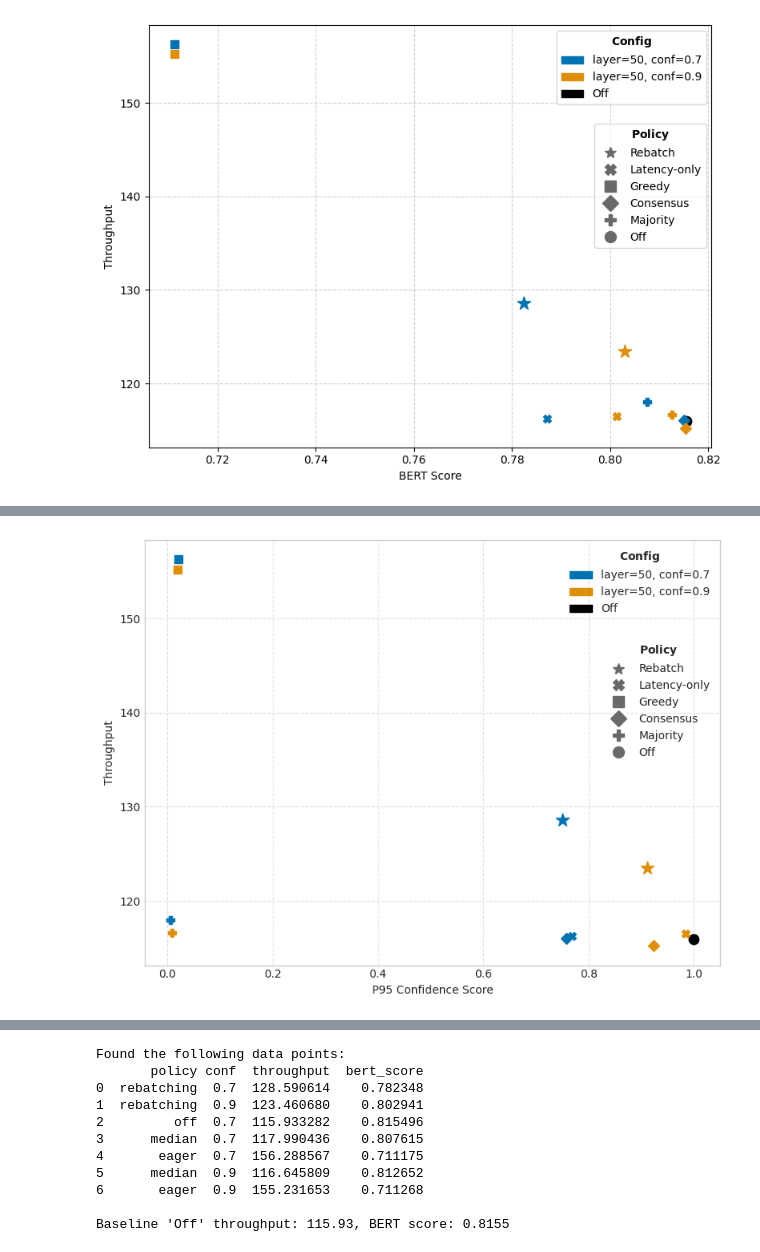
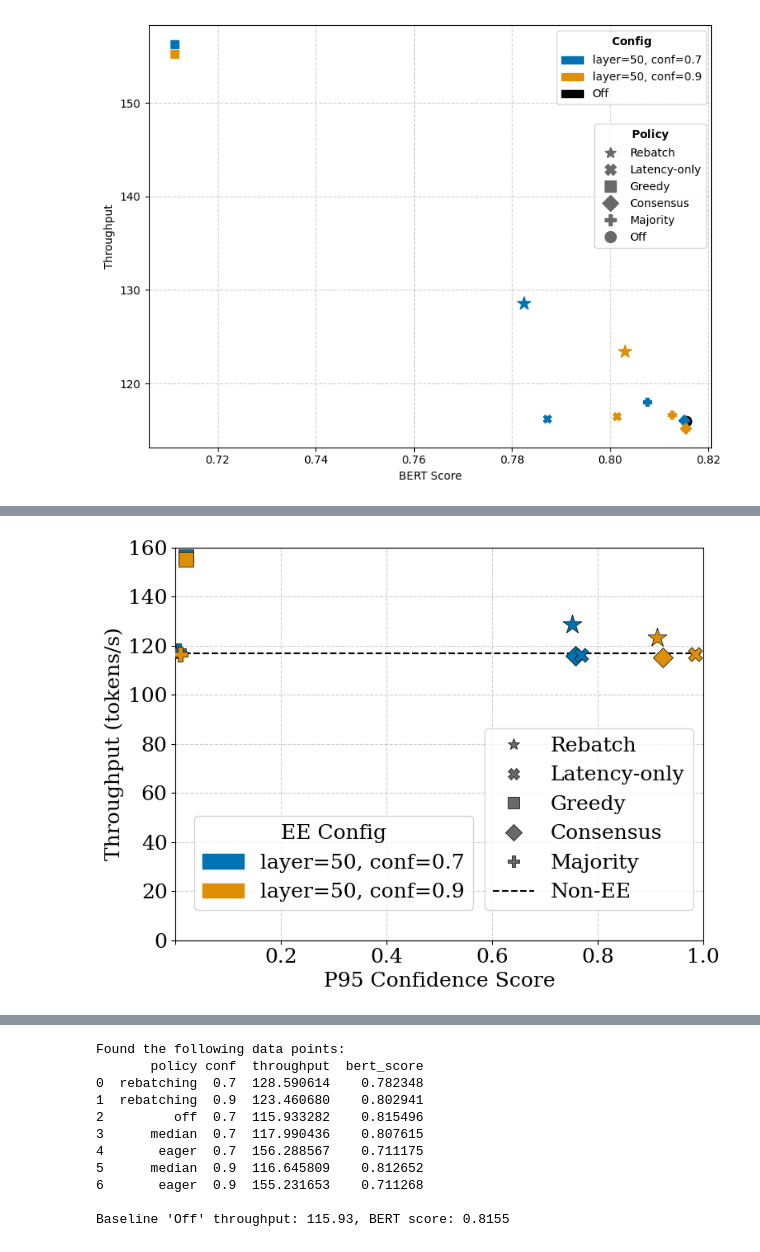
Before and after one commit to xutingl/vattention-ee, a Jupyter notebook: outputs_70b/figure_2160_batch_8_817.ipynb, the cells around one changed output, grey strips where cells are left out. Cells and saved outputs as stored; diff of their text form; code cells hidden in the pictures.

```diff
--- a/outputs_70b/figure_2160_batch_8_817.ipynb
+++ b/outputs_70b/figure_2160_batch_8_817.ipynb
@@ -315,8 +326,10 @@ def plot_p95conf_vs_bert_from_csvs(data_dir):
     """
     Plots throughput vs. BERT score, creating two separate legends for
     policies (markers) and configurations (colors) stacked together in the
-    upper-right corner of the figure.
+    upper-right corner of the figure. The "Off" policy is represented by a
+    dotted horizontal line. Markers have a black outline.
     """
+    plt.rc("font", size=18, family="serif")
     # Define policies, configs, and their visual properties
     policies = {
         "rebatching": {"label": "Rebatch", "marker": "*"},
@@ -324,7 +337,7 @@ def plot_p95conf_vs_bert_from_csvs(data_dir):
         "lazy": {"label": "Consensus", "marker": "D"},
         "median": {"label": "Majority", "marker": "P"},
         "latency-only": {"label": "Latency-only", "marker": "X"},
-        "off": {"label": "Off", "marker": "o"},
+        "off": {"label": "Non-EE"},
     }
     # Define the specific configs and their associated colors
     palette = sns.color_palette("colorblind", n_colors=2)
@@ -344,8 +357,6 @@ def plot_p95conf_vs_bert_from_csvs(data_dir):
         if m:
             layer, conf, policy = m.group(1), m.group(2), m.group(3)
 
-            print(f"Processing {policy}")
-
             if policy not in policies:
                 continue
             if policy != 'off' and (layer, conf) not in config_color_map:
@@ -353,9 +364,9 @@ def plot_p95conf_vs_bert_from_csvs(data_dir):
 
             try:
                 df = pd.read_csv(csv_path)
-            except:
-                print(f"Error reading {csv_path}")
-
+            except Exception as e:
+                print(f"Error reading {csv_path}: {e}")
+                continue
 
             throughput = df["throughput"].mean()
             p95_conf_score = df["p95_conf_score_ee"].mean()
@@ -376,13 +387,11 @@ def plot_p95conf_vs_bert_from_csvs(data_dir):
     # --- Plotting ---
     fig, ax = plt.subplots(figsize=(8, 6))
 
-    # Plot the 'off' policy data point
+    # Plot the 'off' policy as a horizontal dotted line
     subdf_off = plot_df[plot_df["policy"] == "off"]
     if not subdf_off.empty:
-        ax.scatter(
-            subdf_off["p95_conf_score"], subdf_off["throughput"],
-            marker=policies["off"]["marker"], color="black", s=80, zorder=3
-        )
+        off_throughput = subdf_off["throughput"].mean()
+        ax.axhline(y=off_throughput, color='black', linestyle='--', zorder=2)
 
     # Plot data points for other policies and configs
     for policy, p_info in policies.items():
@@ -395,17 +404,17 @@ def plot_p95conf_vs_bert_from_csvs(data_dir):
                 (plot_df["conf"] == conf)
             ]
             if not subdf.empty:
-                if policy == "rebatching":
-                    ax.scatter(
-                        subdf["p95_conf_score"], subdf["throughput"],
-                        marker=p_info["marker"], color=color, s=150, zorder=3
-                    )
-                else:
-                    ax.scatter(
-                        subdf["p95_conf_score"], subdf["throughput"],
-                        marker=p_info["marker"], color=color, s=50, zorder=3
-                    )
-
+                marker_size = 300 if policy == "rebatching" else 150
+                ax.scatter(
+                    subdf["p95_conf_score"], subdf["throughput"],
+                    marker=p_info["marker"],
+                    color=color,
+                    s=marker_size,
+                    zorder=3,
+                    # --- ADDED LINES FOR OUTLINE ---
+                    edgecolors='black', # Sets the outline color
+                    linewidths=0.5      # Sets the outline width
+                )
 
     # --- Manual Legend Creation in Upper Right Corner ---
 
@@ -413,33 +422,51 @@ def plot_p95conf_vs_bert_from_csvs(data_dir):
     config_handles = [
         mpatches.Patch(color=palette[0], label="layer=50, conf=0.7"),
         mpatches.Patch(color=palette[1], label="layer=50, conf=0.9"),
-        mpatches.Patch(color='black', label="Off")
     ]
     # Create the first legend and specify its location
-    config_legend = ax.legend(handles=config_handles, title="$\\bf{Config}$",
-                              loc='upper right', bbox_to_anchor=(1, 1))
+    config_legend = ax.legend(handles=config_handles, title="EE Config",
+                              loc='lower center', bbox_to_anchor=(0.3, 0.05))
 
-    # **Add the first legend to the axes manually**
+    # Add the first legend to the axes manually
     ax.add_artist(config_legend)
 
-    # 2. Create handles for the "Policy" legend (markers)
+    # 2. Create handles for the "Policy" legend (markers and line styles)
     policy_order = ["rebatching", "latency-only", "eager", "lazy", "median", "off"]
-    policy_handles = [
-        mlines.Line2D([], [], color='dimgrey', marker=policies[p]['marker'],
-                      linestyle='None', markersize=10, label=policies[p]['label'])
-        for p in policy_order
-    ]
-    # Create the second legend, placing it below the first one by adjusting
-    # the vertical component of `bbox_to_anchor`.
-    ax.legend(handles=policy_handles, title="$\\bf{Policy}$",
-              loc='upper right', bbox_to_anchor=(1, 0.78))
+    policy_handles = []
+    for p in policy_order:
+        if p == 'off':
+            policy_handles.append(
+                mlines.Line2D([], [], color='black', linestyle='--',
+                              label=policies[p]['label'])
+            )
+        else:
+            policy_handles.append(
+                mlines.Line2D([], [], color='dimgrey', marker=policies[p]['marker'],
+                              linestyle='None', markersize=10,
+                              # --- ADDED FOR LEGEND MARKER OUTLINE ---
+                              markeredgecolor='black',
+                              markeredgewidth=0.5,
+                              label=policies[p]['label'])
+            )
+
+    # Create the second legend, placing it below the first one
+    ax.legend(handles=policy_handles,
+              loc='lower right', bbox_to_anchor=(1, 0.05))
 
     # --- Final Touches ---
     ax.set_xlabel("P95 Confidence Score")
-    ax.set_ylabel("Throughput")
-    #ax.set_title("Throughput vs. BERT Score by Policy and Configuration")
+    ax.set_ylabel("Throughput (tokens/s)")
     ax.grid(True, linestyle='--', alpha=0.6)
+    ax.set_ylim(0, 160)
+    ax.set_xlim(0, 1)
+
+    labels = ax.get_xticklabels()
+    for label in labels:
+        if label.get_text() == '0.0':
+            label.set_visible(False)
     plt.tight_layout()
+    plt.savefig(f"figures/throughput_vs_conf/throughput_vs_conf_{model_setting}.pdf", bbox_inches='tight')
     plt.show()
+
 plot_p95conf_vs_bert_from_csvs(data_dir)
 # %% [output]
@@ -463,4 +486,4 @@ Found 11 data points to plot.
-[figure, old version]
+[figure, new version]
 # %%
 def plot_ee_proportion_and_throughput(data_dir):
     """
```
Also changed, not shown: parts of 6 cells of this notebook, 35 other files.
